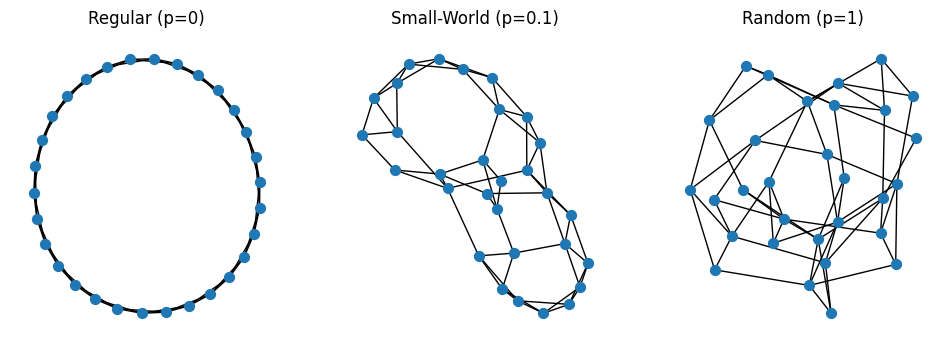
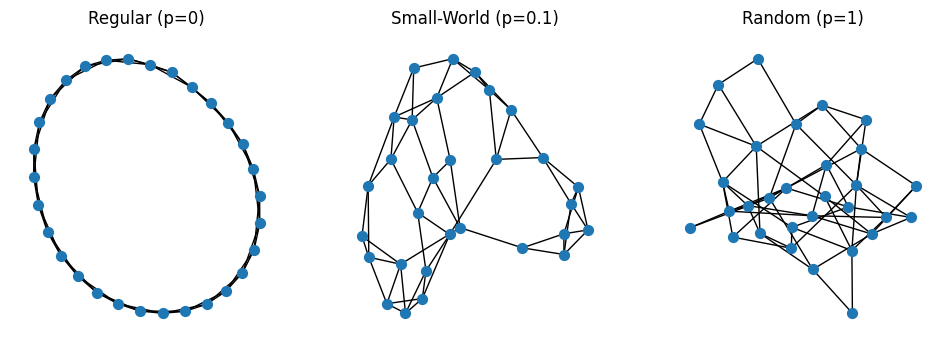
Code edit (unified diff) that turned the first committed figure into the second:
--- before
+++ after
@@ -19,3 +19,5 @@
 plt.title("Random (p=1)")
 
+plt.savefig('ws_network_visualisation.png', dpi=150, bbox_inches='tight')
 plt.show()
+print("Figure saved: ws_network_visualisation.png")

Commit: modiefied 1, 3, 4.